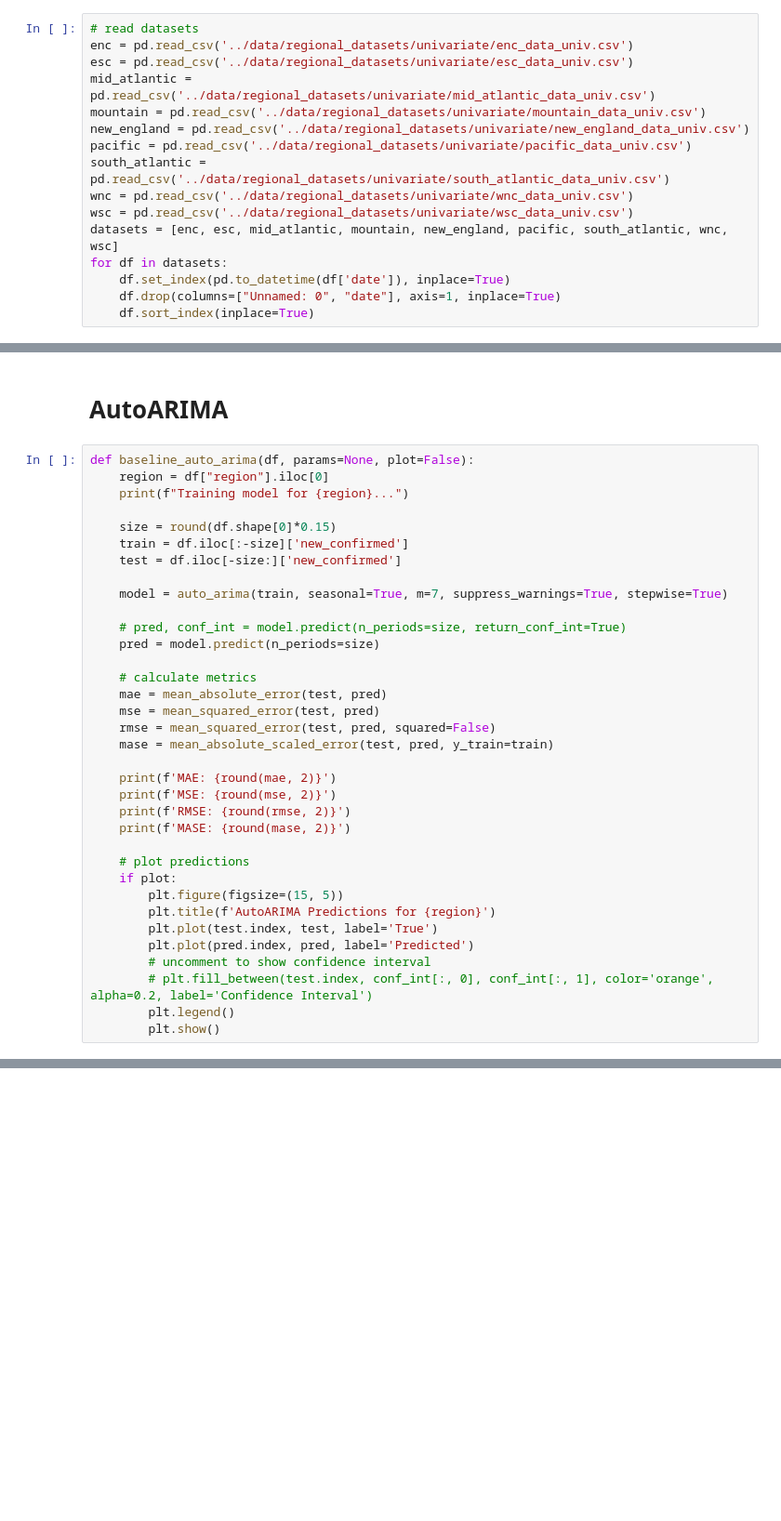
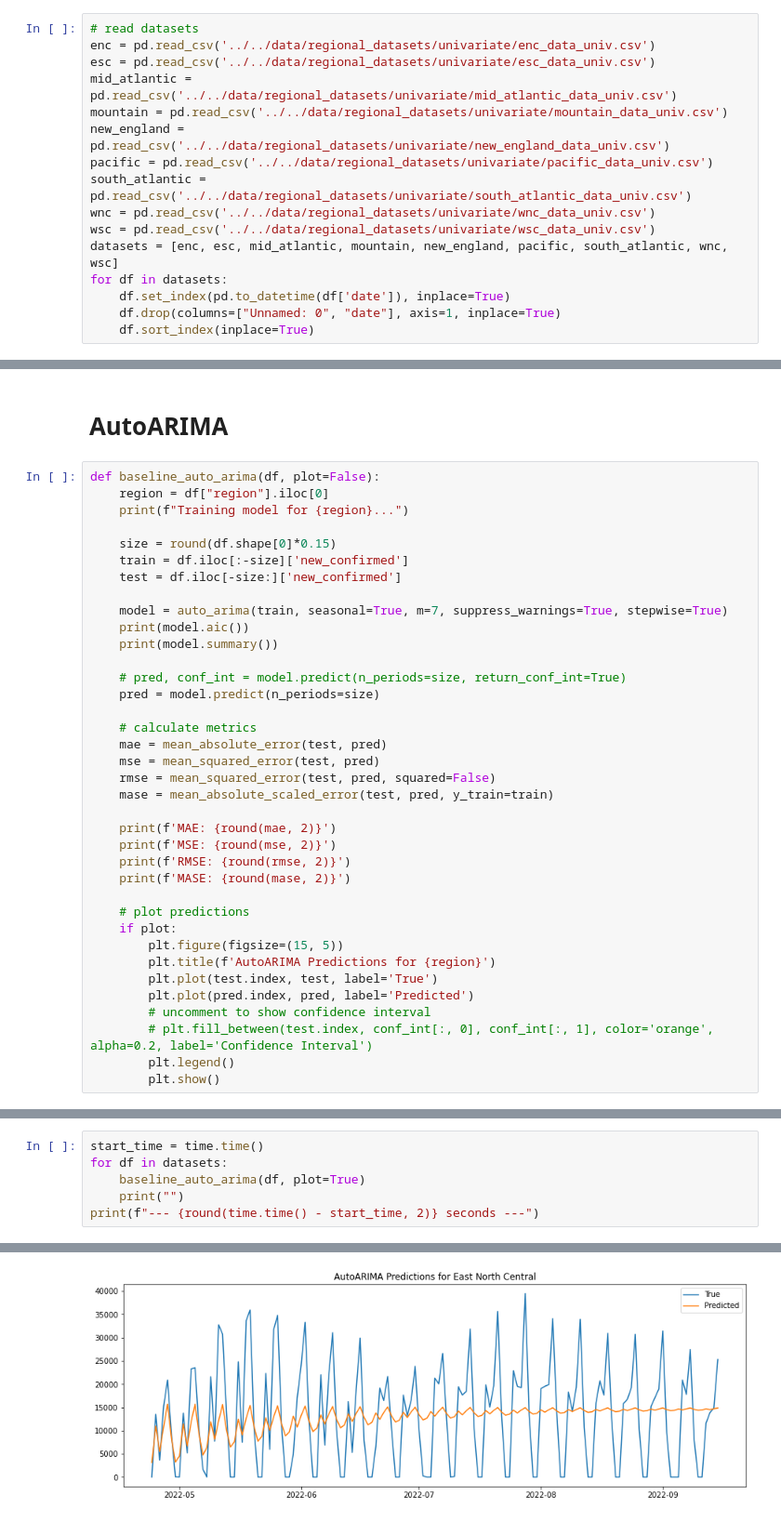
Before and after one commit to benmagevney/Stat390-Project, a Jupyter notebook: bens_models/auto_arima/auto_arima.ipynb, the cells around one changed output, grey strips where cells are left out. Shown at 93% size. Cells and saved outputs as stored; diff of their text form; blank space fills up the shorter version.

Commit message:
arima correct param tune

```diff
--- a/bens_models/auto_arima/auto_arima.ipynb
+++ b/bens_models/auto_arima/auto_arima.ipynb
@@ -13,15 +13,15 @@ from pmdarima.arima import auto_arima
 warnings.filterwarnings('ignore')
 # %%
 # read datasets
-enc = pd.read_csv('../data/regional_datasets/univariate/enc_data_univ.csv')
-esc = pd.read_csv('../data/regional_datasets/univariate/esc_data_univ.csv')
-mid_atlantic = pd.read_csv('../data/regional_datasets/univariate/mid_atlantic_data_univ.csv')
-mountain = pd.read_csv('../data/regional_datasets/univariate/mountain_data_univ.csv')
-new_england = pd.read_csv('../data/regional_datasets/univariate/new_england_data_univ.csv')
-pacific = pd.read_csv('../data/regional_datasets/univariate/pacific_data_univ.csv')
-south_atlantic = pd.read_csv('../data/regional_datasets/univariate/south_atlantic_data_univ.csv')
-wnc = pd.read_csv('../data/regional_datasets/univariate/wnc_data_univ.csv')
-wsc = pd.read_csv('../data/regional_datasets/univariate/wsc_data_univ.csv')
+enc = pd.read_csv('../../data/regional_datasets/univariate/enc_data_univ.csv')
+esc = pd.read_csv('../../data/regional_datasets/univariate/esc_data_univ.csv')
+mid_atlantic = pd.read_csv('../../data/regional_datasets/univariate/mid_atlantic_data_univ.csv')
+mountain = pd.read_csv('../../data/regional_datasets/univariate/mountain_data_univ.csv')
+new_england = pd.read_csv('../../data/regional_datasets/univariate/new_england_data_univ.csv')
+pacific = pd.read_csv('../../data/regional_datasets/univariate/pacific_data_univ.csv')
+south_atlantic = pd.read_csv('../../data/regional_datasets/univariate/south_atlantic_data_univ.csv')
+wnc = pd.read_csv('../../data/regional_datasets/univariate/wnc_data_univ.csv')
+wsc = pd.read_csv('../../data/regional_datasets/univariate/wsc_data_univ.csv')
 datasets = [enc, esc, mid_atlantic, mountain, new_england, pacific, south_atlantic, wnc, wsc]
 for df in datasets:
     df.set_index(pd.to_datetime(df['date']), inplace=True)
@@ -30,7 +41,7 @@ for df in datasets:
 # %% [markdown]
 # AutoARIMA
 # %%
-def baseline_auto_arima(df, params=None, plot=False):
+def baseline_auto_arima(df, plot=False):
     region = df["region"].iloc[0]
     print(f"Training model for {region}...")
 
@@ -39,6 +50,8 @@ def baseline_auto_arima(df, params=None, plot=False):
     test = df.iloc[-size:]['new_confirmed']
 
     model = auto_arima(train, seasonal=True, m=7, suppress_warnings=True, stepwise=True)
+    print(model.aic())
+    print(model.summary())
 
     # pred, conf_int = model.predict(n_periods=size, return_conf_int=True)
     pred = model.predict(n_periods=size)
@@ -108,3 +127,10 @@ RMSE: 27868.42
 MASE: 3.58
 [figure]
 ... (7 outputs left out)
+# %%
+start_time = time.time()
+for df in datasets:
+    baseline_auto_arima(df, plot=True)
+    print("")
+print(f"--- {round(time.time() - start_time, 2)} seconds ---")
+# %% [output]
@@ -110,0 +154 @@ MASE: 3.58
+[figure, added]
```
Also changed, not shown: parts of 5 cells of this notebook, 4 other files.
